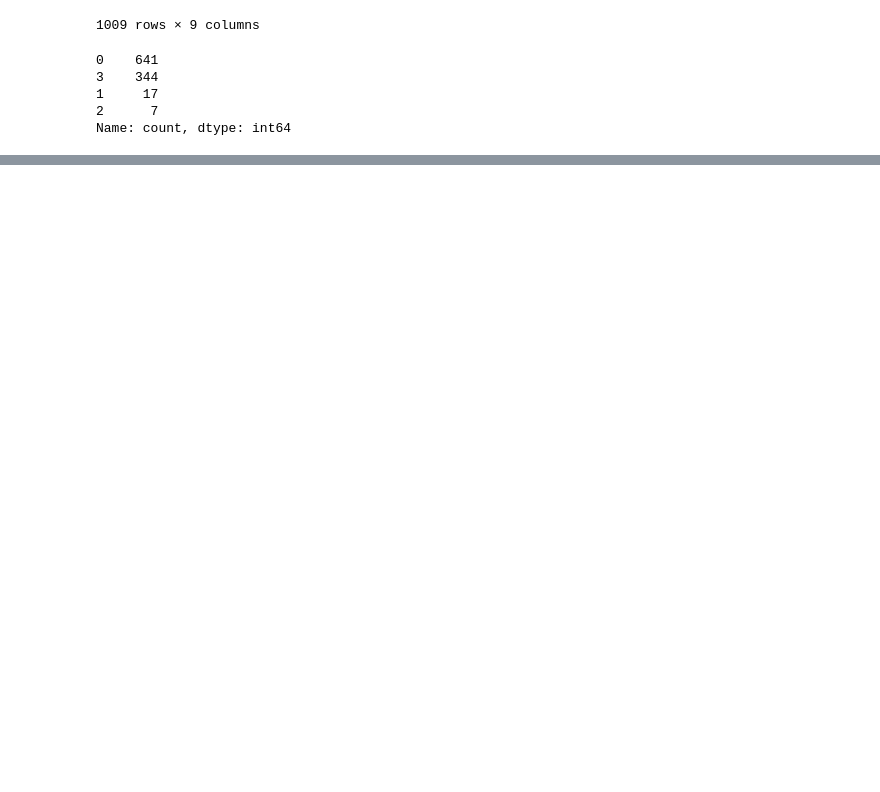
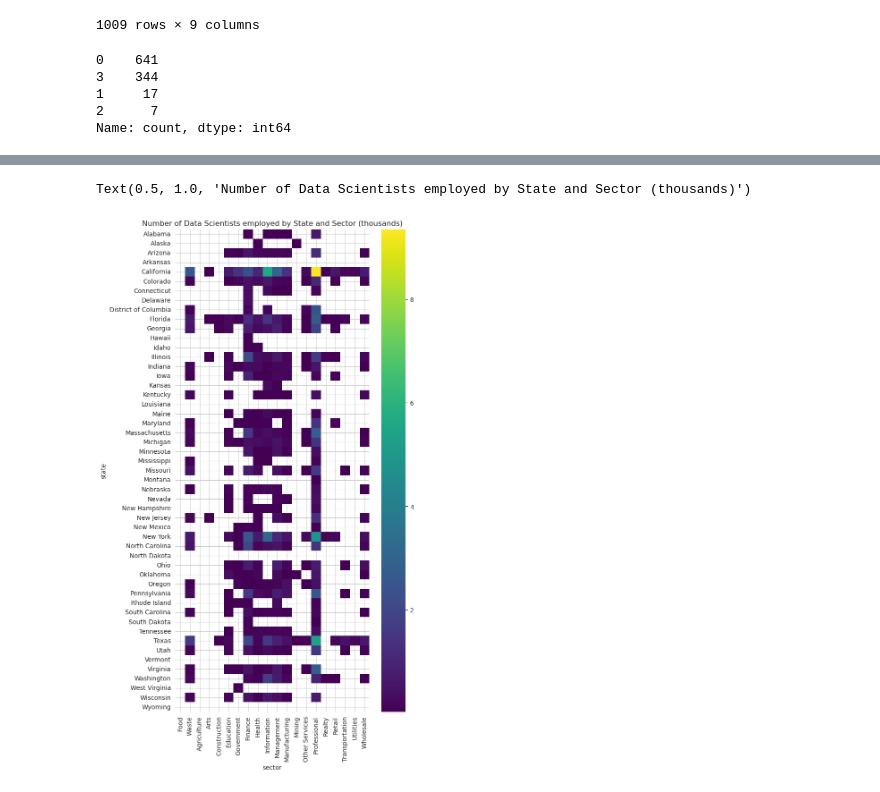
Before and after one commit to joshred83/cda_project, a Jupyter notebook: imputation_preparation.ipynb, the cells around one changed output, grey strips where cells are left out. Saved outputs shown, nothing was run; the diff lists cells and outputs as text; code cells hidden in the pictures; blank space fills up the shorter version.

```diff
--- a/imputation_preparation.ipynb
+++ b/imputation_preparation.ipynb
@@ -589,0 +389,17 @@ Index(['AREA', 'AREA_TITLE', 'AREA_TYPE', 'PRIM_STATE', 'NAICS', 'NAICS_TITLE',
+# %%
+final_pivot_ds_empl = (
+    final.pivot(index="state", columns="sector", values="ds_state_sector_headcount")
+    / 1000
+)  # .fillna(0)
+final_pivot_ds_empl.columns = mmm.shorten_sector_name(
+    pd.Series(final_pivot_ds_empl.columns)
+)
+plt.subplots(figsize=(7, 14))
+sns.heatmap(
+    final_pivot_ds_empl,
+    cmap="viridis",
+)
+plt.title(label="Number of Data Scientists employed by State and Sector (thousands)")
+# %% [output]
+Text(0.5, 1.0, 'Number of Data Scientists employed by State and Sector (thousands)')
+[figure, added]
```
Also changed, not shown: parts of 20 cells of this notebook, 7 other files.
